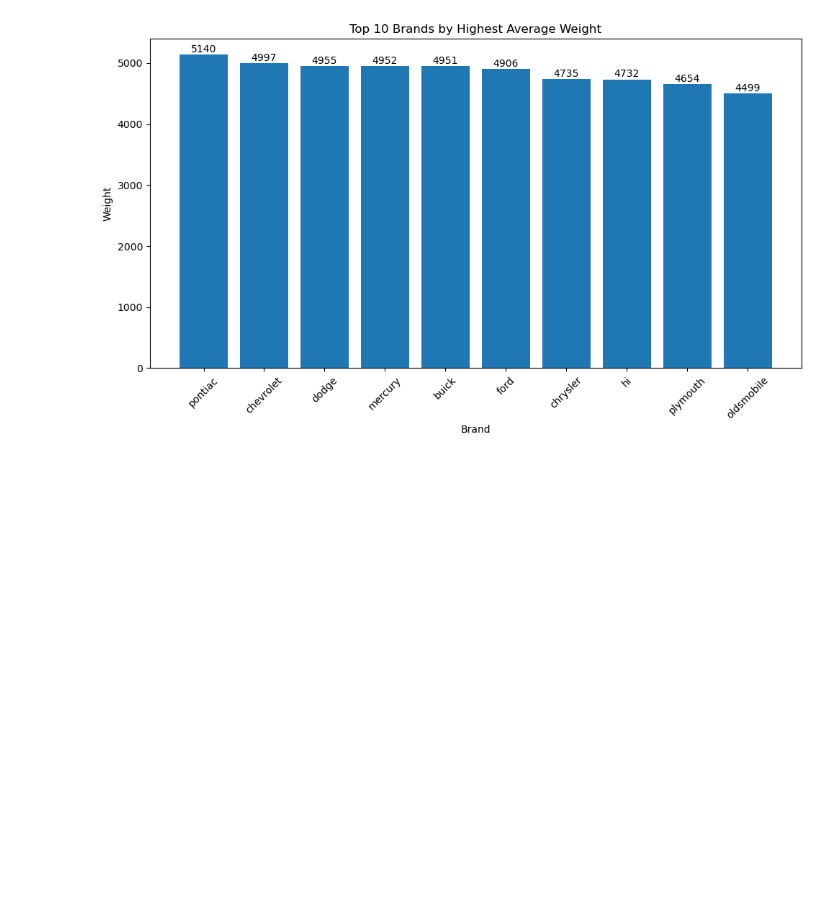
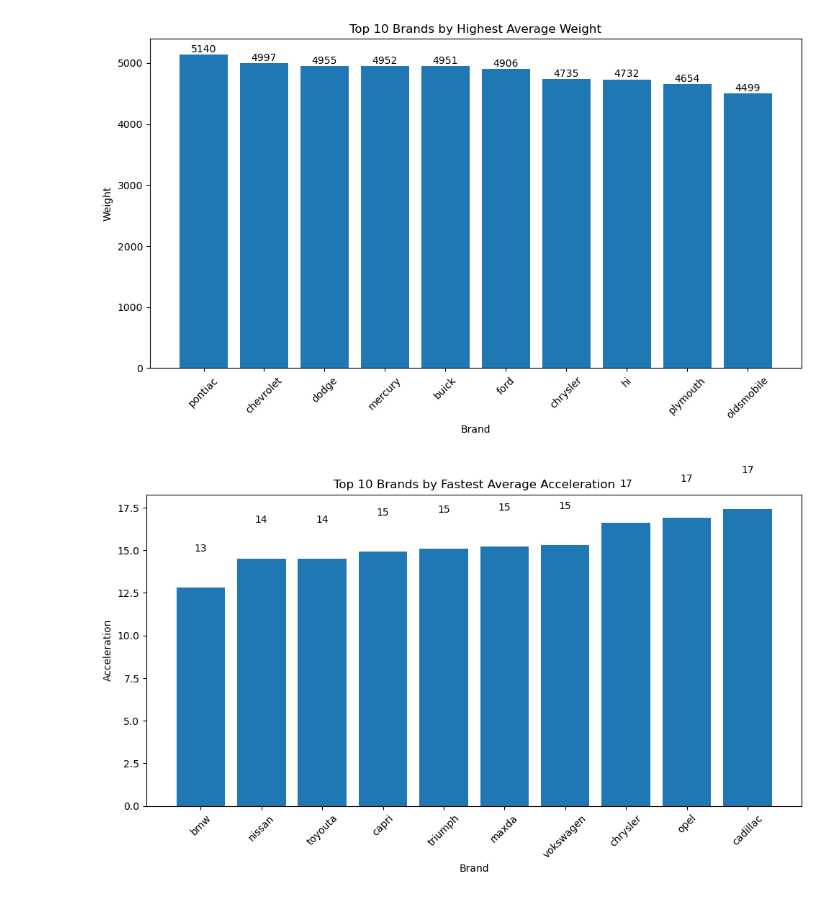
Before and after one commit to FlazeFy2/DS-Car_Information_Dataset, a Jupyter notebook: exploratory data analysis-bar.ipynb, the cells around one changed output. Saved outputs shown, nothing was run; the diff lists cells and outputs as text; code cells hidden in the pictures; blank space fills up the shorter version.

Commit message:
[DS] Exploratory Data Analysis (EDA) - Top 10 Brands by Fastest Average Acceleration

```diff
--- a/exploratory data analysis-bar.ipynb
+++ b/exploratory data analysis-bar.ipynb
@@ -97,3 +93,37 @@ plt.tight_layout()
 plt.show()
 # %% [output]
 [figure]
+# %%
+import pandas as pd
+import matplotlib.pyplot as plt
+
+# Exploratory Data Analysis (EDA) - Top 10 Brands by Fastest Average Acceleration
+df = pd.read_csv("Automobile.csv")
+
+# Extract 'merk' (brand) from the first word of the 'name' column
+df['merk'] = df['name'].str.split().str[0]
+
+# Convert 'acceleration' to numeric and clean empty value
+df['acceleration'] = pd.to_numeric(df['acceleration'], errors='coerce')
+df = df.dropna(subset=['acceleration'])
+
+# Group by brand
+max_hp_per_brand = df.loc[df.groupby('merk')['acceleration'].idxmax()]
+
+# Get top 10 brands by highest acceleration
+top_hp_brands = max_hp_per_brand.sort_values(by='acceleration', ascending=True).head(10)
+
+# Bar Chart
+plt.figure(figsize=(10, 6))
+ax = plt.bar(top_hp_brands['merk'], top_hp_brands['acceleration'])
+# Add label
+for i, value in enumerate(top_hp_brands['acceleration']):
+    plt.text(i, value + 2, f"{value:.0f}", ha='center', va='bottom')
+plt.title("Top 10 Brands by Fastest Average Acceleration")
+plt.xlabel("Brand")
+plt.ylabel("Acceleration")
+plt.xticks(rotation=45)
+plt.tight_layout()
+plt.show()
+# %% [output]
+[figure, added]
```
Also changed, not shown: parts of 2 cells of this notebook.
